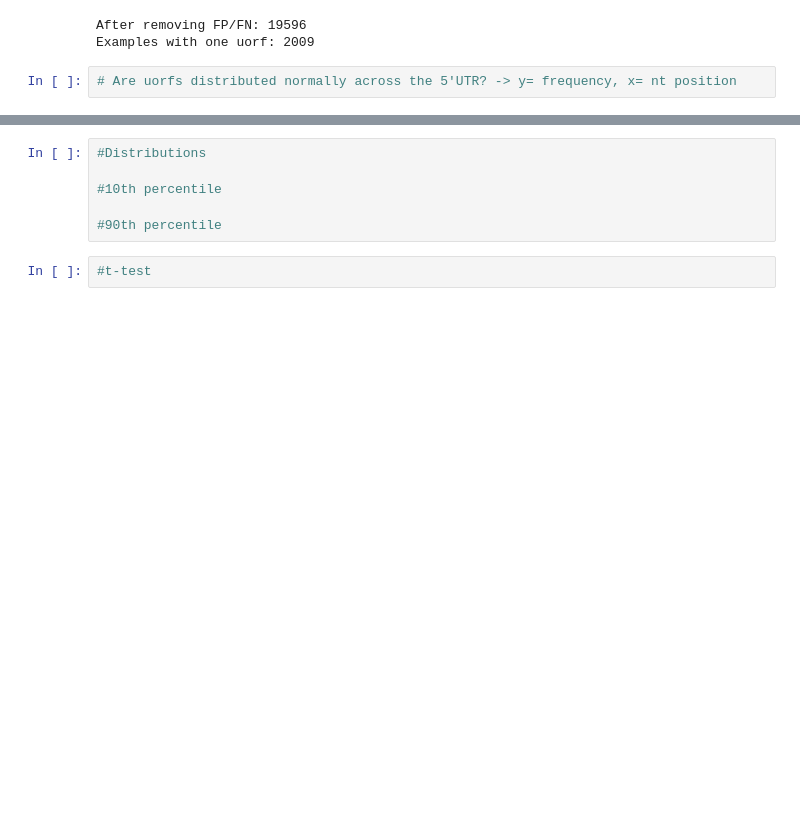
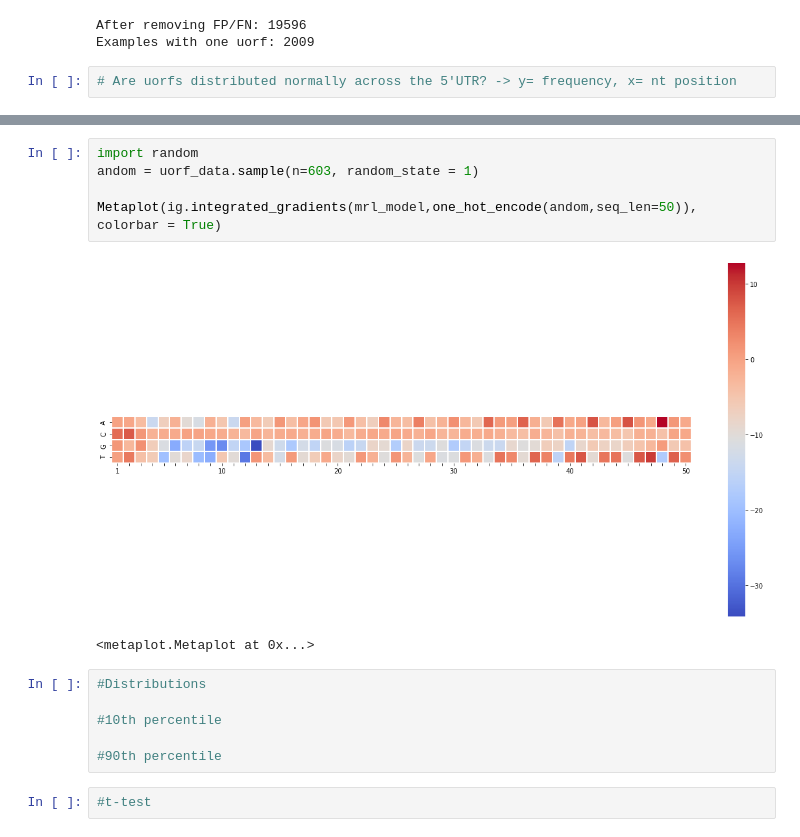
Before and after one commit to ohlerlab/mlcis, a Jupyter notebook: uorf_positional_effects.ipynb, the cells around one changed output, grey strips where cells are left out. Saved outputs shown, nothing was run; the diff lists cells and outputs as text; blank space fills up the shorter version.

```diff
--- a/uorf_positional_effects.ipynb
+++ b/uorf_positional_effects.ipynb
@@ -55,3 +57,11 @@ highest_ten_seq = one_hot_encode(highest_ten, seq_len=50)
+# %%
+import random
+andom = uorf_data.sample(n=603, random_state = 1)
+
+Metaplot(ig.integrated_gradients(mrl_model,one_hot_encode(andom,seq_len=50)), colorbar = True)
+# %% [output]
+[figure, added]
+<metaplot.Metaplot at 0x...>
 # %%
 #Distributions
 
```
Also changed, not shown: parts of 5 cells of this notebook, 1 other file.
